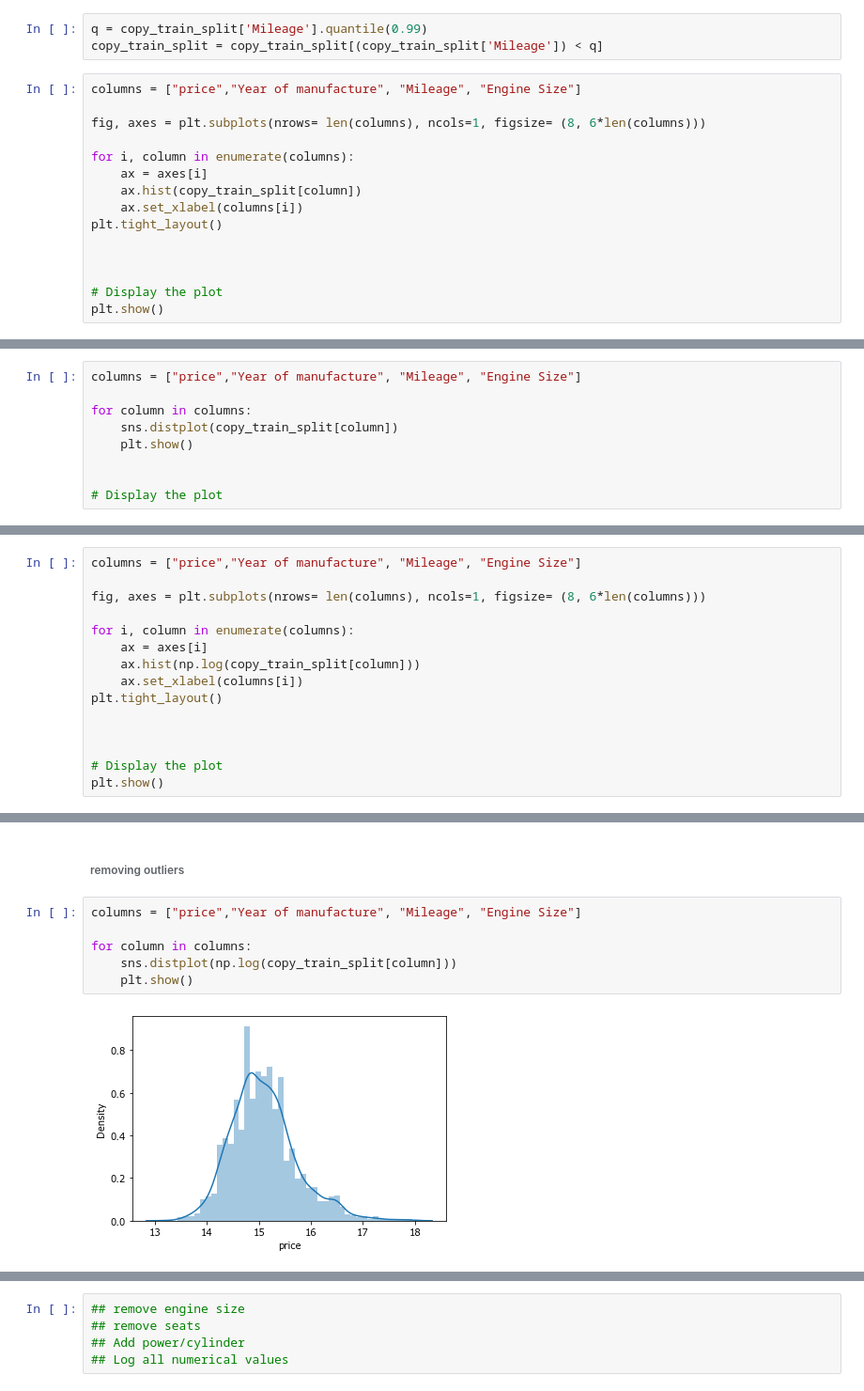
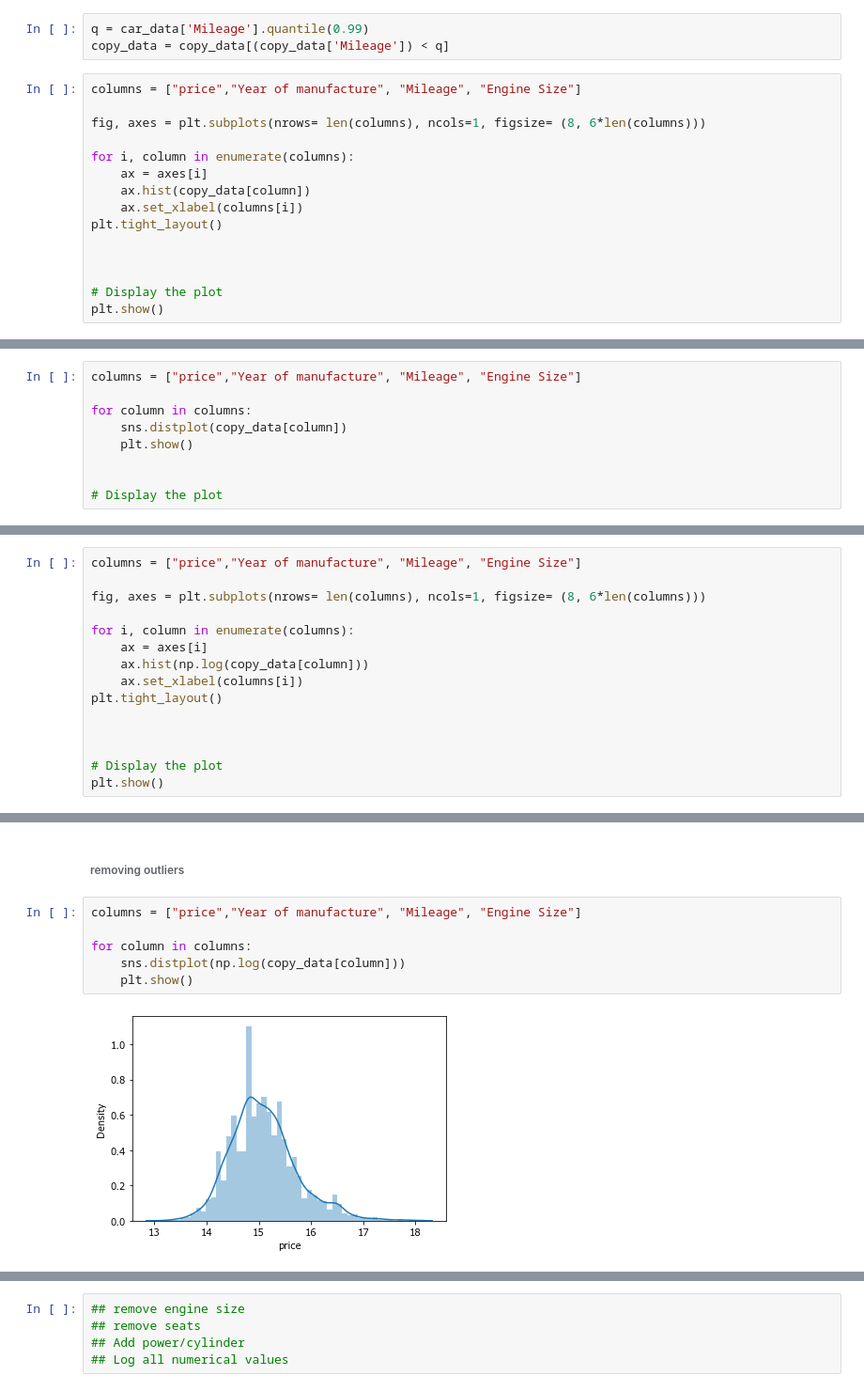
Before and after one commit to Onafowokan-Testament/Predictive-Car-Price-Model, a Jupyter notebook: main.ipynb, the cells around one changed output, grey strips where cells are left out. Shown at 94% size. Cells and saved outputs as stored; diff of their text form.

```diff
--- a/main.ipynb
+++ b/main.ipynb
@@ -87,6 +95,6 @@ copy_train_split.describe()
 # %%
-q = copy_train_split['Mileage'].quantile(0.99)
-copy_train_split = copy_train_split[(copy_train_split['Mileage']) < q]
+q = car_data['Mileage'].quantile(0.99)
+copy_data = copy_data[(copy_data['Mileage']) < q]
 # %%
 columns = ["price","Year of manufacture", "Mileage", "Engine Size"]
 
@@ -94,7 +102,7 @@ fig, axes = plt.subplots(nrows= len(columns), ncols=1, figsize= (8, 6*len(column
 
 for i, column in enumerate(columns):
     ax = axes[i]
-    ax.hist(copy_train_split[column])
+    ax.hist(copy_data[column])
     ax.set_xlabel(columns[i])
 plt.tight_layout()
 
@@ -108,7 +116,7 @@ plt.show()
 columns = ["price","Year of manufacture", "Mileage", "Engine Size"]
 
 for column in columns:
-    sns.distplot(copy_train_split[column])
+    sns.distplot(copy_data[column])
     plt.show()
 
 
@@ -127,7 +135,7 @@ fig, axes = plt.subplots(nrows= len(columns), ncols=1, figsize= (8, 6*len(column
 
 for i, column in enumerate(columns):
     ax = axes[i]
-    ax.hist(np.log(copy_train_split[column]))
+    ax.hist(np.log(copy_data[column]))
     ax.set_xlabel(columns[i])
 plt.tight_layout()
 
@@ -159,8 +167,8 @@ plt.show()
 # %%
 columns = ["price","Year of manufacture", "Mileage", "Engine Size"]
 
 for column in columns:
-    sns.distplot(np.log(copy_train_split[column]))
+    sns.distplot(np.log(copy_data[column]))
     plt.show()
 # %% [output]
-[figure, old version]
+[figure, new version]
```
Also changed, not shown: parts of 30 cells of this notebook.
